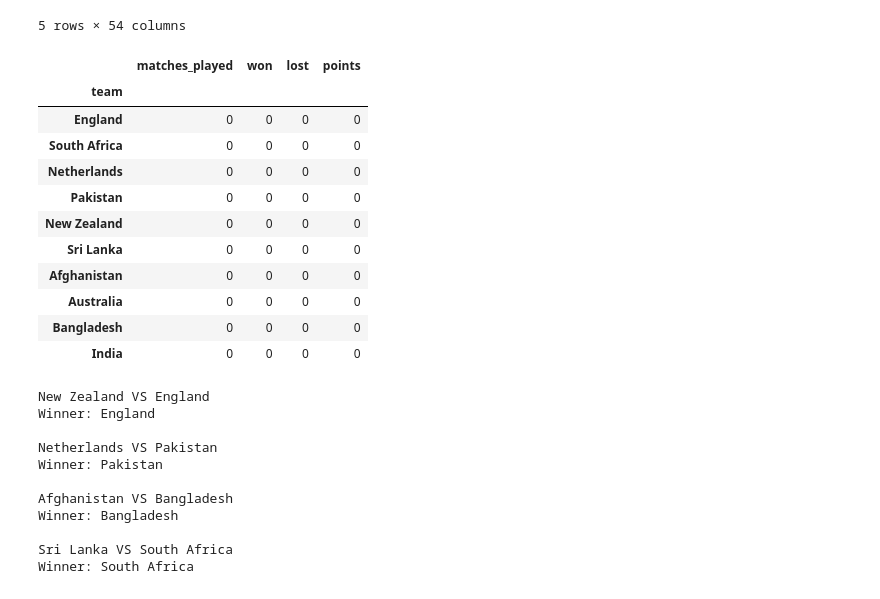
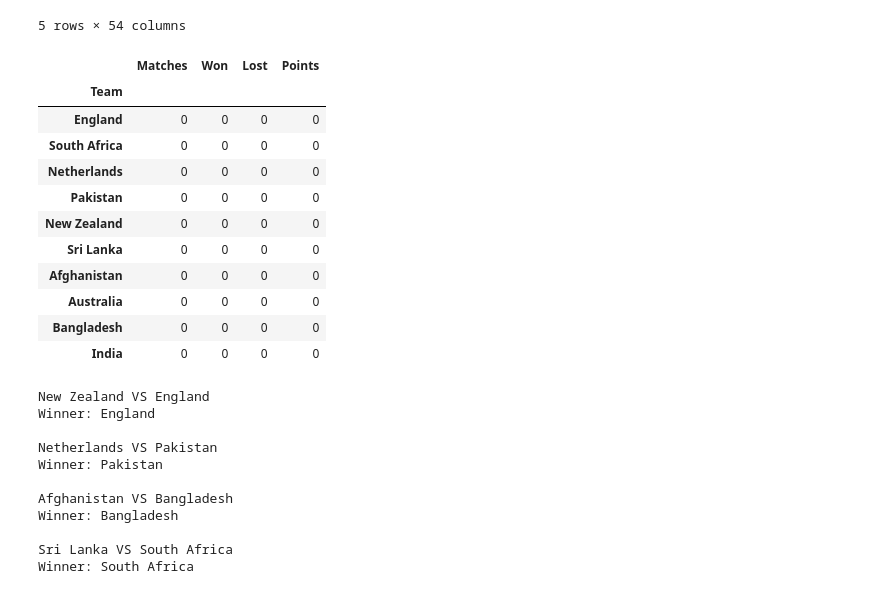
Before and after one commit to Maulik2493/IT496-T18-CP3, a Jupyter notebook: Task_2_3.ipynb, the cells around one changed output. Saved outputs shown, nothing was run; the diff lists cells and outputs as text; code cells hidden in the pictures.

```diff
--- a/Task_2_3.ipynb
+++ b/Task_2_3.ipynb
@@ -190,14 +190,14 @@ pred_set.head()
 5 rows × 54 columns
 # %%
 # Creating Points Table
-points_table_df = pd.DataFrame(columns=['team', 'matches_played', 'won', 'lost', 'points'])
-points_table_df.set_index('team', inplace=True)
+points_table_df = pd.DataFrame(columns=['Team', 'Matches', 'Won', 'Lost', 'Points'])
+points_table_df.set_index('Team', inplace=True)
 for team in worldcup_teams:
     points_table_df.loc[team] = [0, 0, 0, 0]
 points_table_df
 # %% [output]
-|  | matches_played | won | lost | points |
-| team |  |  |  |  |
+|  | Matches | Won | Lost | Points |
+| Team |  |  |  |  |
 | England | 0 | 0 | 0 | 0 |
 | South Africa | 0 | 0 | 0 | 0 |
 | Netherlands | 0 | 0 | 0 | 0 |
```
Also changed, not shown: parts of 6 cells of this notebook, 1 other file.
